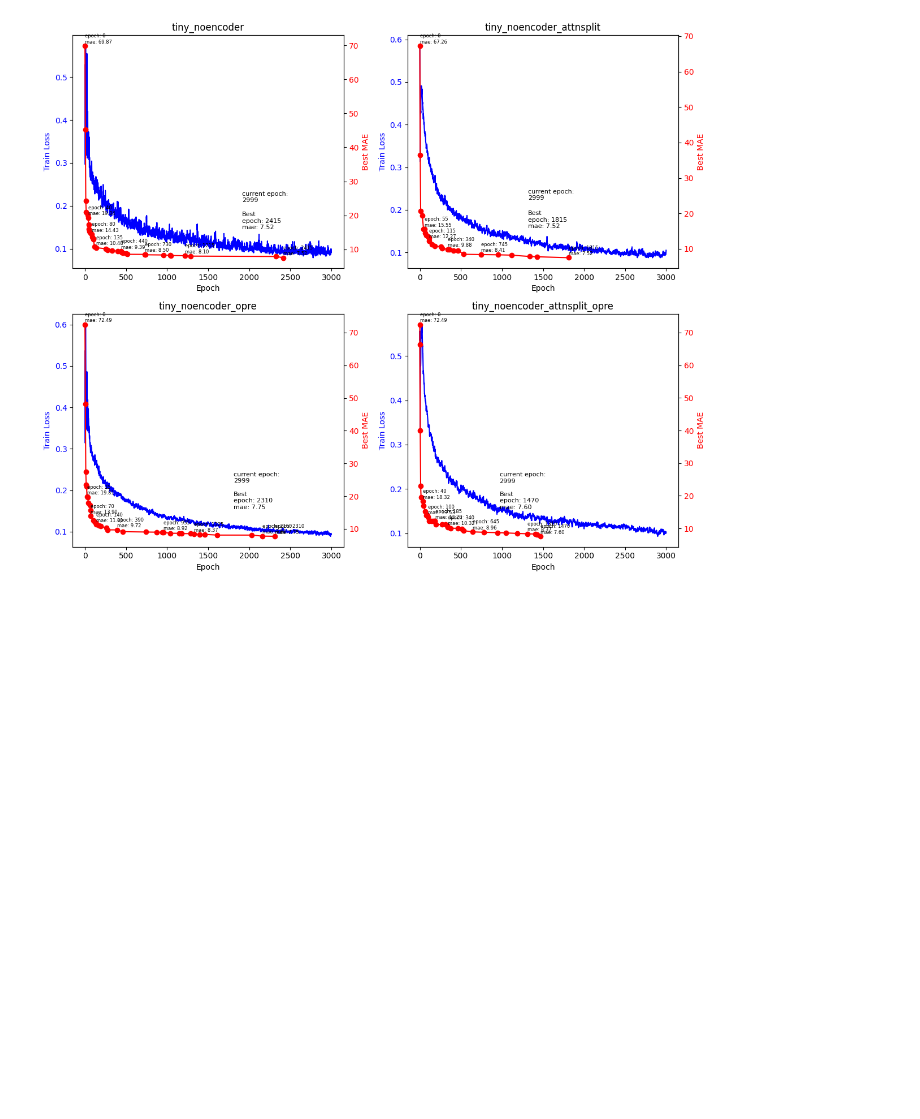
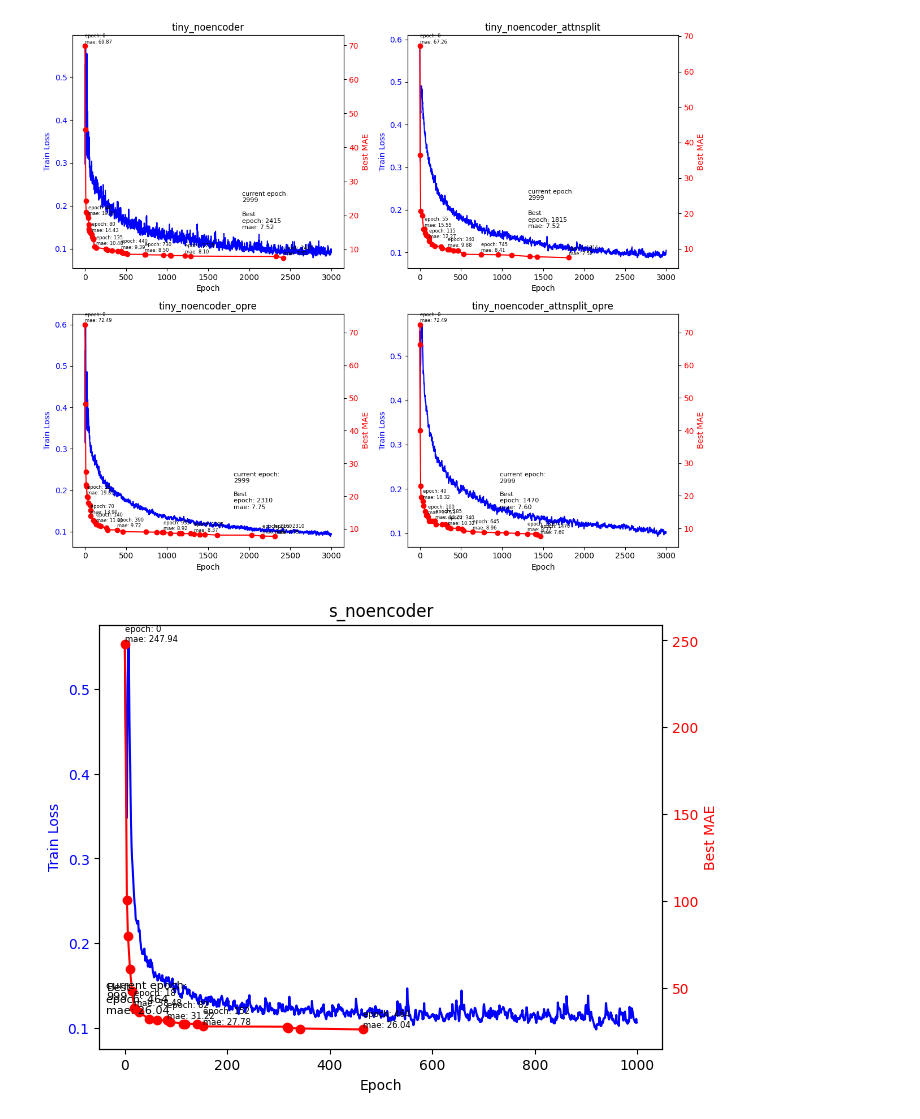
Before and after one commit to muuuuuuushroom/RemoteSensePET, a Jupyter notebook: log_vis.ipynb, the cells around one changed output. Saved outputs shown, nothing was run; the diff lists cells and outputs as text; code cells hidden in the pictures; blank space fills up the shorter version.

```diff
--- a/log_vis.ipynb
+++ b/log_vis.ipynb
@@ -109,3 +109,70 @@ fig.savefig('ex_0429_ship.pdf', bbox_inches='tight')
 plt.show()
 # %% [output]
 [figure]
+# %%
+
+fig, axs = plt.subplots(figsize=(7, 5))
+
+log_file='/data/zlt/RemoteSensePET/outputs/SOY/s_noencoder/run_log.txt'
+epochs = []
+train_losses = []
+best_maes = []
+best_epochs = []
+with open(log_file, 'r') as f:
+    current_best_mae = float('inf')
+    for line in f:
+        if '[ep' in line:
+            json_str = re.search(r'{.*}', line)
+            if json_str:
+                data = json.loads(json_str.group())
+                epochs.append(data['epoch'])
+                train_losses.append(data['train_loss'])
+
+        elif 'best mae' in line:
+            best_info = re.search(r'best mae:(\d+\.\d+), best epoch: (\d+)', line)
+            if best_info:
+                mae = float(best_info.group(1))
+                epoch = int(best_info.group(2))
+                if mae < current_best_mae:
+                    current_best_mae = mae
+                    best_maes.append(mae)
+                    best_epochs.append(epoch)
+
+window = 5
+train_losses_smoothed = pd.Series(train_losses).ewm(span=window, adjust=False).mean().values
+
+ax1 = axs
+
+ax1.plot(epochs, train_losses_smoothed, label='Smoothed Train Loss', color='blue')
+ax1.set_xlabel('Epoch')
+ax1.set_ylabel('Train Loss', color='blue')
+ax1.tick_params(axis='y', labelcolor='blue')
+
+# window_size = 50
+# for i in range(len(train_losses_smoothed) - window_size):
+#     window_losses = train_losses_smoothed[i:i+window_size+1]
+#     if check_convergence(window_losses, window_size=window_size, relative_threshold=0.01, std_threshold=0.01):
+#         # print('cv')
+#         ax1.axvspan(epochs[i], epochs[i+window_size], color='yellow', alpha=0.3)
+
+ax2 = ax1.twinx()
+ax2.plot(best_epochs, best_maes, label='Best MAE', color='red', marker='o')
+count_print = 0
+for x, y in zip(best_epochs, best_maes):
+    if count_print % 5 == 0 or x == best_epochs[-1]:
+        ax2.text(x + 0.5, y + 0.4, f'epoch: {x}\nmae: {y:.2f}', fontsize=6, ha='left', va='bottom')
+    count_print += 1
+
+log_name = log_file.split('/')[-2]
+ax2.text(x -500 , y + 8, f'Best\nepoch: {x}\nmae: {y:.2f}', fontsize=8, ha='left', va='bottom')
+ax2.text(x -500 , y + 16, f'current epoch:\n{epochs[-1]}', fontsize=8, ha='left', va='bottom')
+ax2.set_ylabel('Best MAE', color='red')
+ax2.tick_params(axis='y', labelcolor='red')
+
+fig.tight_layout()
+ax1.set_title(f'{log_name}')
+
+# fig.savefig('ex_.pdf', bbox_inches='tight')
+plt.show()
+# %% [output]
+[figure, added]
```
Also changed, not shown: 6 other files.
